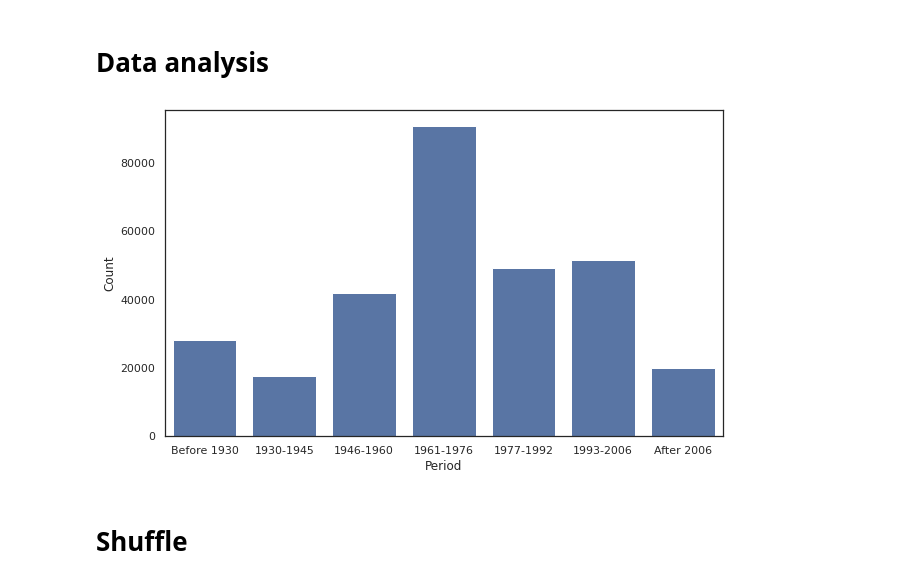
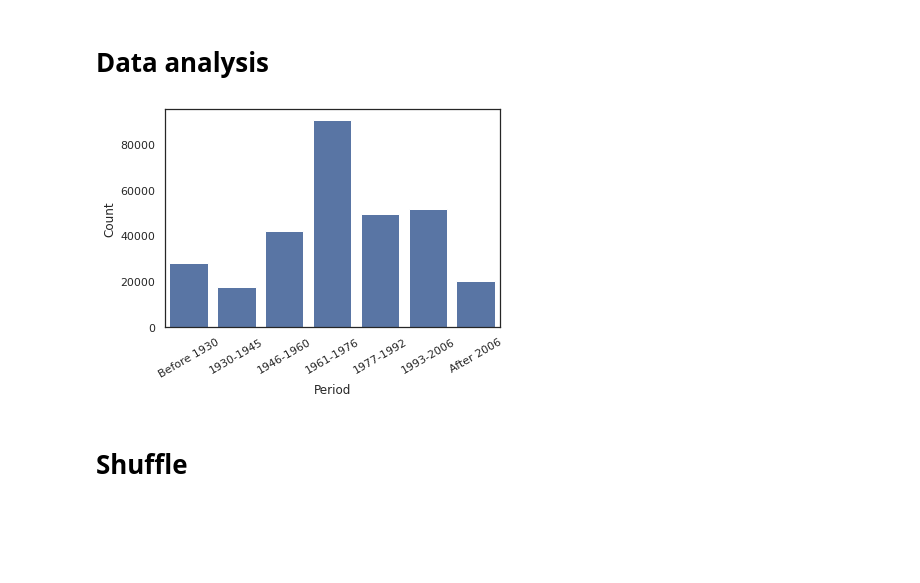
Before and after one commit to rboghe/cened, a Jupyter notebook: cened_2_0_ml.ipynb, the cells around one changed output. Cells and saved outputs as stored; diff of their text form; code cells hidden in the pictures; blank space fills up the shorter version.

Commit message:
Improve plot readability

```diff
--- a/cened_2_0_ml.ipynb
+++ b/cened_2_0_ml.ipynb
@@ -176,14 +180,15 @@ len(cened_new)
 # Data analysis
 # %%
 # Period
-fig = plt.figure(figsize = (10,6))
+fig = plt.figure(figsize = (6,4))
 cplot = sns.countplot(x = pd.cut(cened_new.ANNO_COSTRUZIONE, bins=[0,1930,1945,1960,1976,1992,2006,3000],
        labels=['Before 1930','1930-1945','1946-1960','1961-1976', '1977-1992',
                '1993-2006','After 2006']), color = 'b')
 cplot.set(ylabel = 'Count', xlabel = 'Period')
+plt.xticks(rotation=30)
 plt.show()
 # %% [output]
-[figure, old version]
+[figure, new version]
 # %% [markdown]
 # Shuffle
 # %%
```
Also changed, not shown: parts of 21 cells of this notebook.
